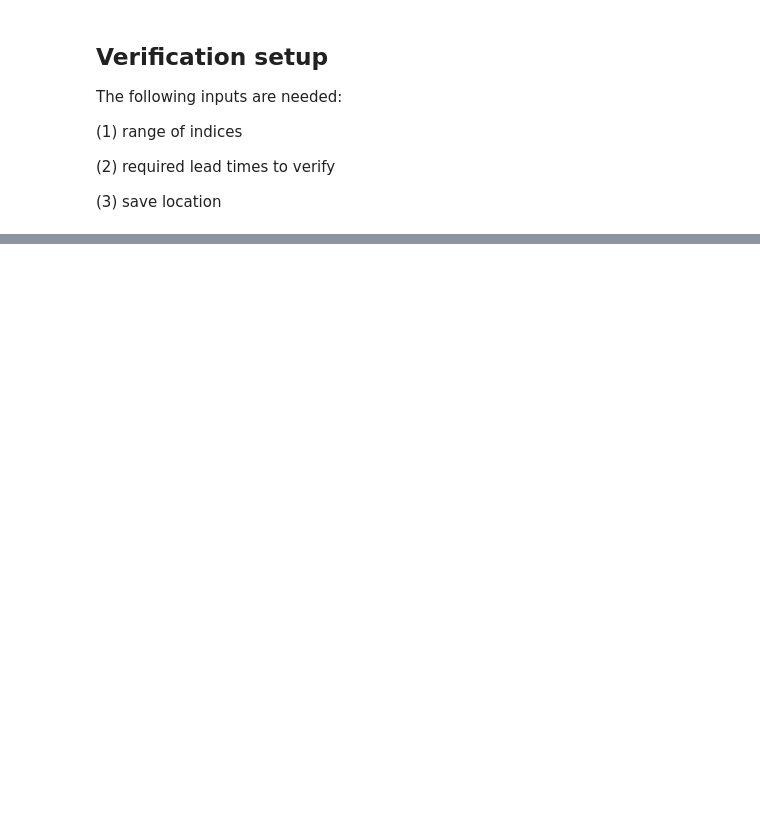
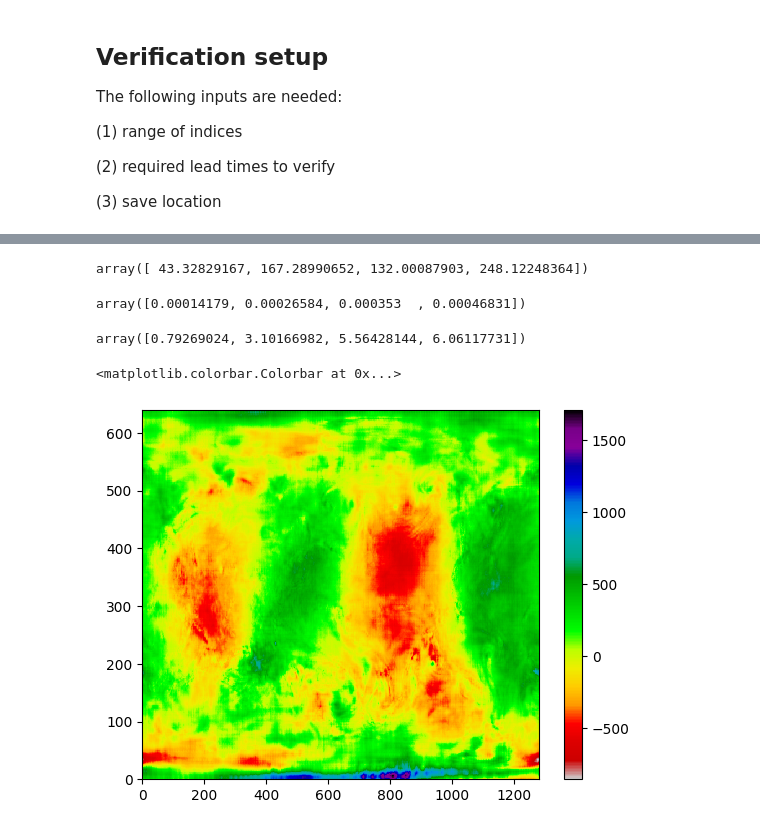
Before and after one commit to yingkaisha/credit-data, a Jupyter notebook: verification/STEP02_RMSE_wxformer.ipynb, the cells around one changed output, grey strips where cells are left out. Saved outputs shown, nothing was run; the diff lists cells and outputs as text; code cells hidden in the pictures; blank space fills up the shorter version.

```diff
--- a/verification/STEP02_RMSE_wxformer.ipynb
+++ b/verification/STEP02_RMSE_wxformer.ipynb
@@ -13,7 +13,7 @@ import xarray as xr
 sys.path.insert(0, os.path.realpath('../libs/'))
 import verif_utils as vu
 # %%
-config_name = os.path.realpath('verif_config.yml')
+config_name = os.path.realpath('verif_config_6h.yml')
 
 with open(config_name, 'r') as stream:
     conf = yaml.safe_load(stream)
@@ -31,5 +34,5 @@ print('Verifying lead indices: {}'.format(ind_lead))
 # %%
-verif_ind_start = 2179; verif_ind_end = 2189
+verif_ind_start = 0; verif_ind_end = 366*2
 path_verif = conf[model_name]['save_loc_verif']+'combined_rmse_{:04d}_{:04d}_{:03d}h_{:03d}h_{}.nc'.format(
                                                                                             verif_ind_start,
                                                                                             verif_ind_end,
@@ -93,9 +96,6 @@ w_lat = w_lat / w_lat.mean()
 OURS_dataset = xr.open_dataset(conf['geo']['geo_file_nc'])
 x_OURS = np.array(OURS_dataset['longitude'])
 y_OURS = np.array(OURS_dataset['latitude'])
-# %%
-ds_ours = xr.open_dataset(fn_ours)
-ds_ours = vu.ds_subset_everything(ds_ours, variables_levels)
 # %%
 # ---------------------------------------------------------------------------------------- #
 # RMSE compute
@@ -132,0 +166,12 @@ print('Save to {}'.format(path_verif))
+# %%
+np.array(ds_verif['Z500']).mean(axis=0)
+# %% [output]
+array([ 43.32829167, 167.28990652, 132.00087903, 248.12248364])
+# %%
+np.array(ds_verif['Q500']).mean(axis=0)
+# %% [output]
+array([0.00014179, 0.00026584, 0.000353  , 0.00046831])
+# %%
+np.array(ds_verif['t2m']).mean(axis=0)
+# %% [output]
+array([0.79269024, 3.10166982, 5.56428144, 6.06117731])
@@ -132,0 +182,6 @@ print('Save to {}'.format(path_verif))
+# %%
+plt.pcolormesh(np.array(ds_ours['Z500'])[2, ...]-np.array(ds_target['Z500'])[2, ...], cmap=plt.cm.nipy_spectral_r)
+plt.colorbar()
+# %% [output]
+<matplotlib.colorbar.Colorbar at 0x...>
+[figure, added]
```
Also changed, not shown: parts of 10 cells of this notebook, 1 other file.
